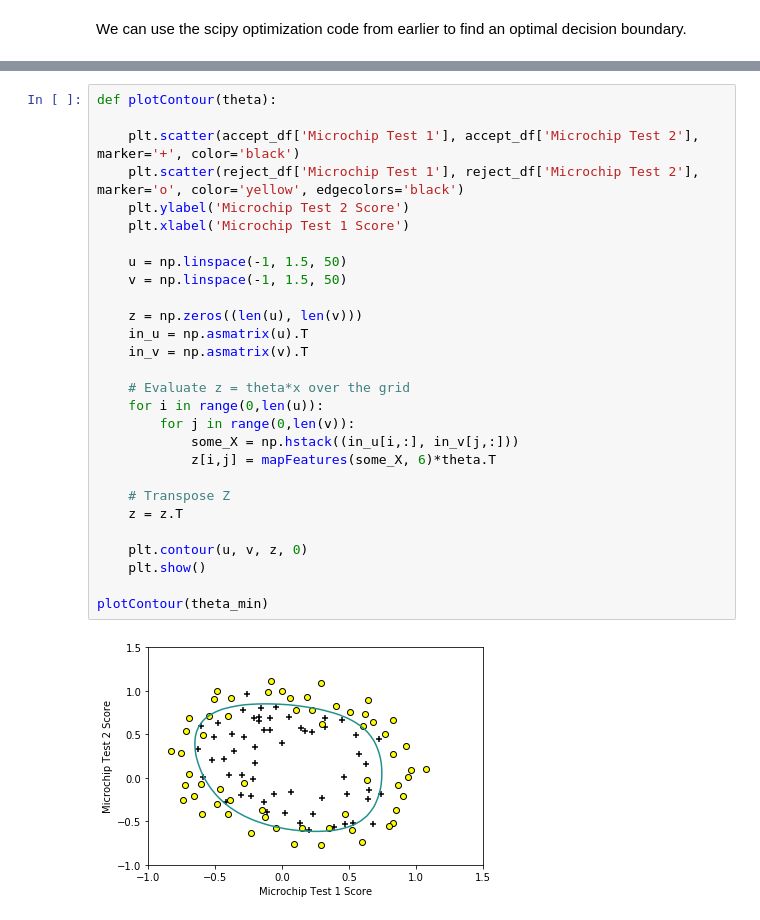
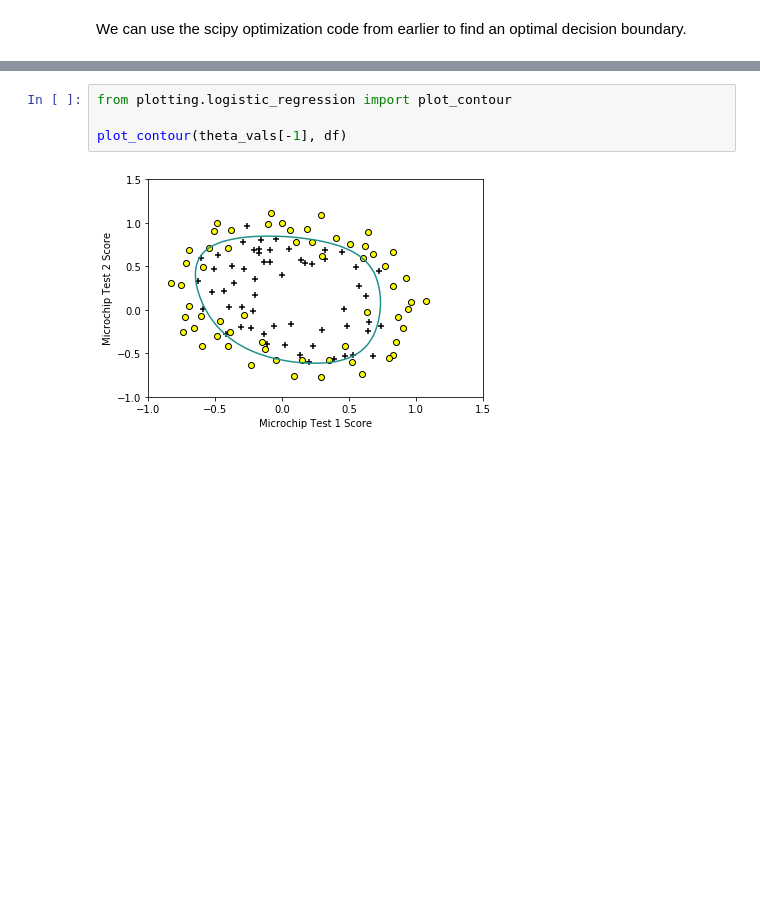
Before and after one commit to m-lyon/MachineLearningLearning, a Jupyter notebook: notebooks/Logistic Regression.ipynb, the cells around one changed output, grey strips where cells are left out. Saved outputs shown, nothing was run; the diff lists cells and outputs as text; blank space fills up the shorter version.

```diff
--- a/notebooks/Logistic Regression.ipynb
+++ b/notebooks/Logistic Regression.ipynb
@@ -380,30 +492,6 @@ Now let's plot the decision boundary to see what it's like
-# %%
-def plotContour(theta):
-
-    plt.scatter(accept_df['Microchip Test 1'], accept_df['Microchip Test 2'], marker='+', color='black')
-    plt.scatter(reject_df['Microchip Test 1'], reject_df['Microchip Test 2'], marker='o', color='yellow', edgecolors='black')
-    plt.ylabel('Microchip Test 2 Score')
-    plt.xlabel('Microchip Test 1 Score')
-
-    u = np.linspace(-1, 1.5, 50)
-    v = np.linspace(-1, 1.5, 50)
-
-    z = np.zeros((len(u), len(v)))
-    in_u = np.asmatrix(u).T
-    in_v = np.asmatrix(v).T
-
-    # Evaluate z = theta*x over the grid
-    for i in range(0,len(u)):
-        for j in range(0,len(v)):
-            some_X = np.hstack((in_u[i,:], in_v[j,:]))
-            z[i,j] = mapFeatures(some_X, 6)*theta.T
-
-    # Transpose Z
-    z = z.T
-
-    plt.contour(u, v, z, 0)
-    plt.show()
-
-plotContour(theta_min)
-# %% [output]
-[figure, removed]
+# %%
+from plotting.logistic_regression import plot_contour
+
+plot_contour(theta_vals[-1], df)
+# %% [output]
+[figure, added]
```
Also changed, not shown: parts of 38 cells of this notebook, 1 other file.
